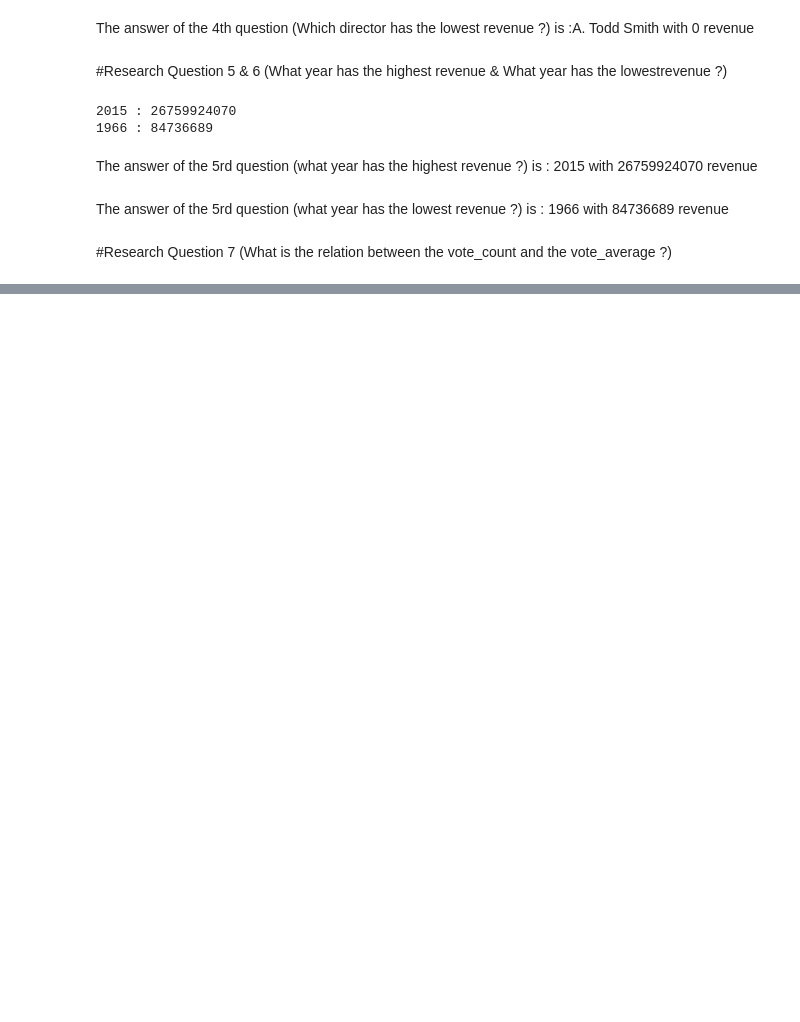
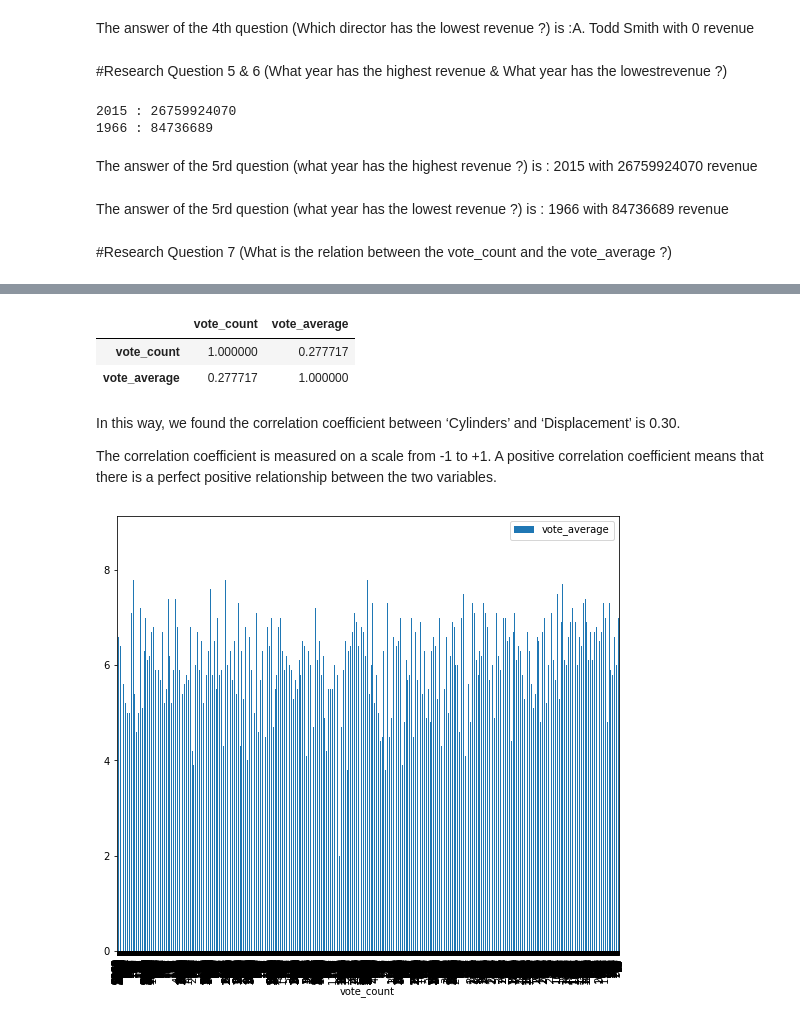
Before and after one commit to Abdelrhman410/IMDB-Analysis, a Jupyter notebook: IMDB_Analysis.ipynb, the cells around one changed output, grey strips where cells are left out. Saved outputs shown, nothing was run; the diff lists cells and outputs as text; code cells hidden in the pictures; blank space fills up the shorter version.

```diff
--- a/IMDB_Analysis.ipynb
+++ b/IMDB_Analysis.ipynb
@@ -218,0 +234,18 @@ The answer of the 5rd question (what year has the lowest revenue ?) is :
+# %%
+df[["vote_count", "vote_average"]].corr()
+# %% [output]
+|  | vote_count | vote_average |
+| vote_count | 1.000000 | 0.277717 |
+| vote_average | 0.277717 | 1.000000 |
+# %% [markdown]
+In this way, we found the correlation coefficient between ‘Cylinders’ and ‘Displacement’ is 0.30.
+
+
+
+
+The correlation coefficient is measured on a scale from -1 to +1. A positive correlation coefficient means that there is a perfect positive relationship between the two variables.
+# %%
+df.plot(x="vote_count", y=["vote_average"], kind="bar", figsize=(9, 8))
+mp.show()
+# %% [output]
+[figure, added]
```
Also changed, not shown: parts of 3 cells of this notebook.
